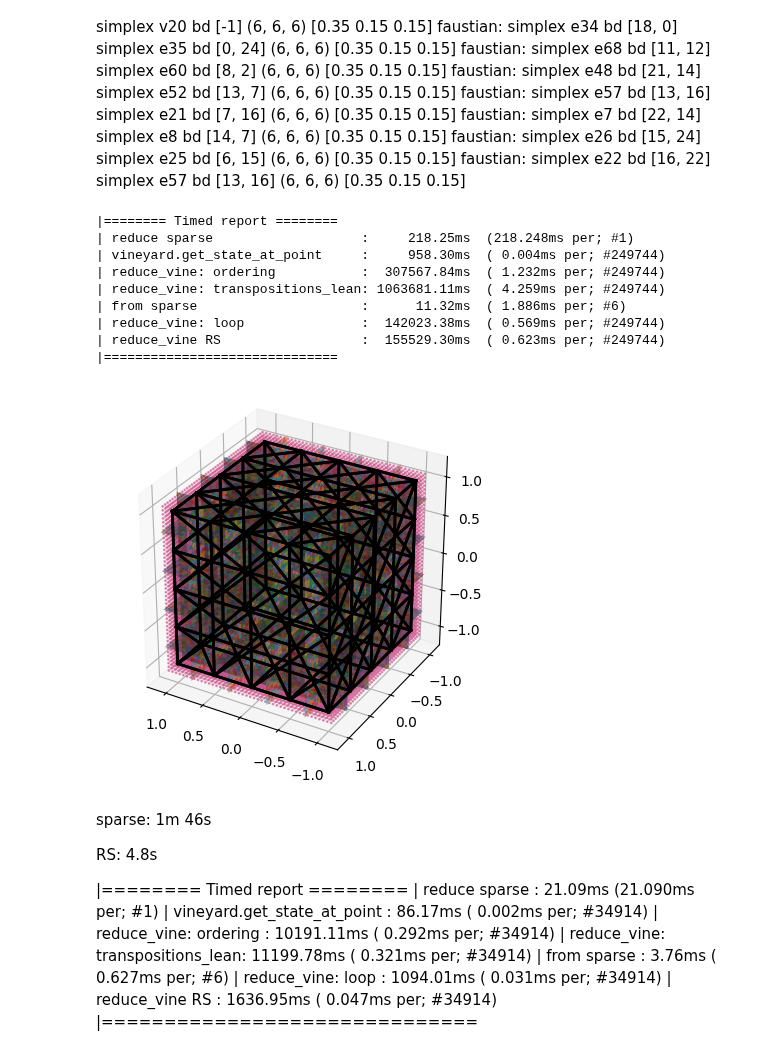
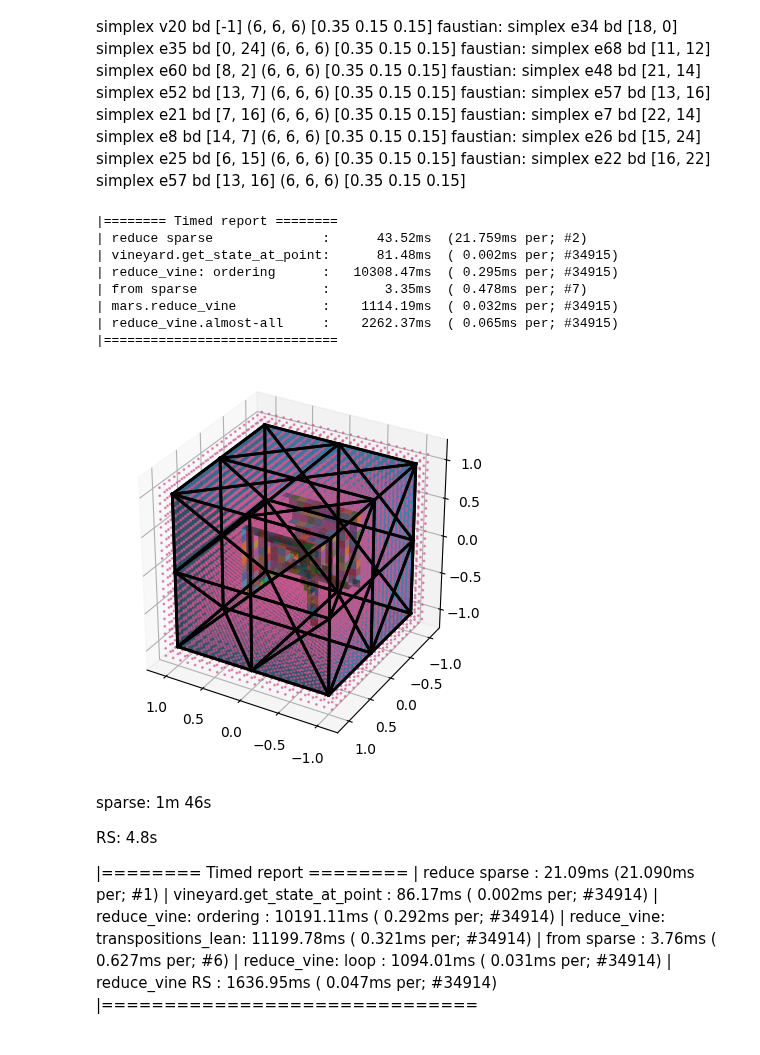
Before and after one commit to medial-ax/medial-ax, a Jupyter notebook: makethings.ipynb, the cells around one changed output. Drawn from its saved outputs; the diff is of its cells as text; code cells hidden in the pictures.

Commit message:
Add vineyard.prune

```diff
--- a/makethings.ipynb
+++ b/makethings.ipynb
@@ -116,7 +116,7 @@ faustian: simplex e7 bd [22, 14] simplex e8 bd [14, 7] (6, 6, 6) [0.35 0.15 0.15
 faustian: simplex e26 bd [15, 24] simplex e25 bd [6, 15] (6, 6, 6) [0.35 0.15 0.15]
 faustian: simplex e22 bd [16, 22] simplex e57 bd [13, 16] (6, 6, 6) [0.35 0.15 0.15]
 # %%
-example = ex.cube_3_densegrid
+example = ex.cube_2
 
 our_complex = inp.read_obj(example.filename)
 gridd = grid.Grid3.from_complex(our_complex, example.grid_size, buffer=example.grid_buffer)
@@ -126,52 +126,54 @@ class vineyard2(vin.vineyard):
   def get_point_key(self, point: np.ndarray):
     return gridd.cell_of(point)
 
+  def prune(self, s1: cplx.simplex, s2: cplx.simplex, point_a: np.ndarray, point_b: np.ndarray):
+    if s1.dim() == 0:
+      cob1 = set(our_complex.get_coboundary(s1))
+      cob2 = set(our_complex.get_coboundary(s2))
+      if cob1 & cob2:
+        return True
+    return False
+
   def on_faustian(self, s1: cplx.simplex, s2: cplx.simplex, a: np.ndarray, b: np.ndarray):
     super().on_faustian(s1, s2, a, b)
     if s1.dim() == 0:
-      cob1 = set(our_complex.get_coboundary(s1))
-      cob2 = set(our_complex.get_coboundary(s2))
-      # pruning
-      # if cob1 & cob2:
-      #   return
       c1 = gridd.cell_of(a)
       c2 = gridd.cell_of(b)
       faces.append(gridd.dual_face(c1, c2))
 
 v = vineyard2(our_complex)
 
 n_edges = gridd.number_of_grid_edges()
 visit_count = 0
 def visit(new_cell: Tuple[int,int,int], old_cell: Tuple[int,int,int]):
   global visit_count
   visit_count += 1
   perf = visit_count / n_edges * 100
   print(f'visiting {visit_count}/{n_edges} ({perf:.1f}%)\r', end='')
   if old_cell is None:
     center_point = gridd.coordinate(new_cell)
     v.reduce(center_point)
   else:
     old_point = gridd.coordinate(old_cell)
     old_state = v.get_state_at_point(old_point)
     new_point = gridd.coordinate(new_cell)
     v.reduce_vine(old_state, new_point)
 
 gridd.flood_fill_visit(gridd.center_index(), visit)
 utils.Timed.report()
 
 ourplot.plot_vineyard_results(our_complex, gridd, faces, CameraOpt(azim=120, elev=30))
 export_obj(example, our_complex, faces)
 # %% [output]
 |======== Timed report ========
-| reduce sparse                   :     218.25ms  (218.248ms per; #1)
-| vineyard.get_state_at_point     :     958.30ms  ( 0.004ms per; #249744)
-| reduce_vine: ordering           :  307567.84ms  ( 1.232ms per; #249744)
-| reduce_vine: transpositions_lean: 1063681.11ms  ( 4.259ms per; #249744)
-| from sparse                     :      11.32ms  ( 1.886ms per; #6)
-| reduce_vine: loop               :  142023.38ms  ( 0.569ms per; #249744)
-| reduce_vine RS                  :  155529.30ms  ( 0.623ms per; #249744)
+| reduce sparse              :      43.52ms  (21.759ms per; #2)
+| vineyard.get_state_at_point:      81.48ms  ( 0.002ms per; #34915)
+| reduce_vine: ordering      :   10308.47ms  ( 0.295ms per; #34915)
+| from sparse                :       3.35ms  ( 0.478ms per; #7)
+| mars.reduce_vine           :    1114.19ms  ( 0.032ms per; #34915)
+| reduce_vine.almost-all     :    2262.37ms  ( 0.065ms per; #34915)
 |==============================
-[figure, old version]
+[figure, new version]
 # %% [markdown]
 sparse: 1m 46s
 
```
Also changed, not shown: parts of 1 cell of this notebook, 2 other files.
